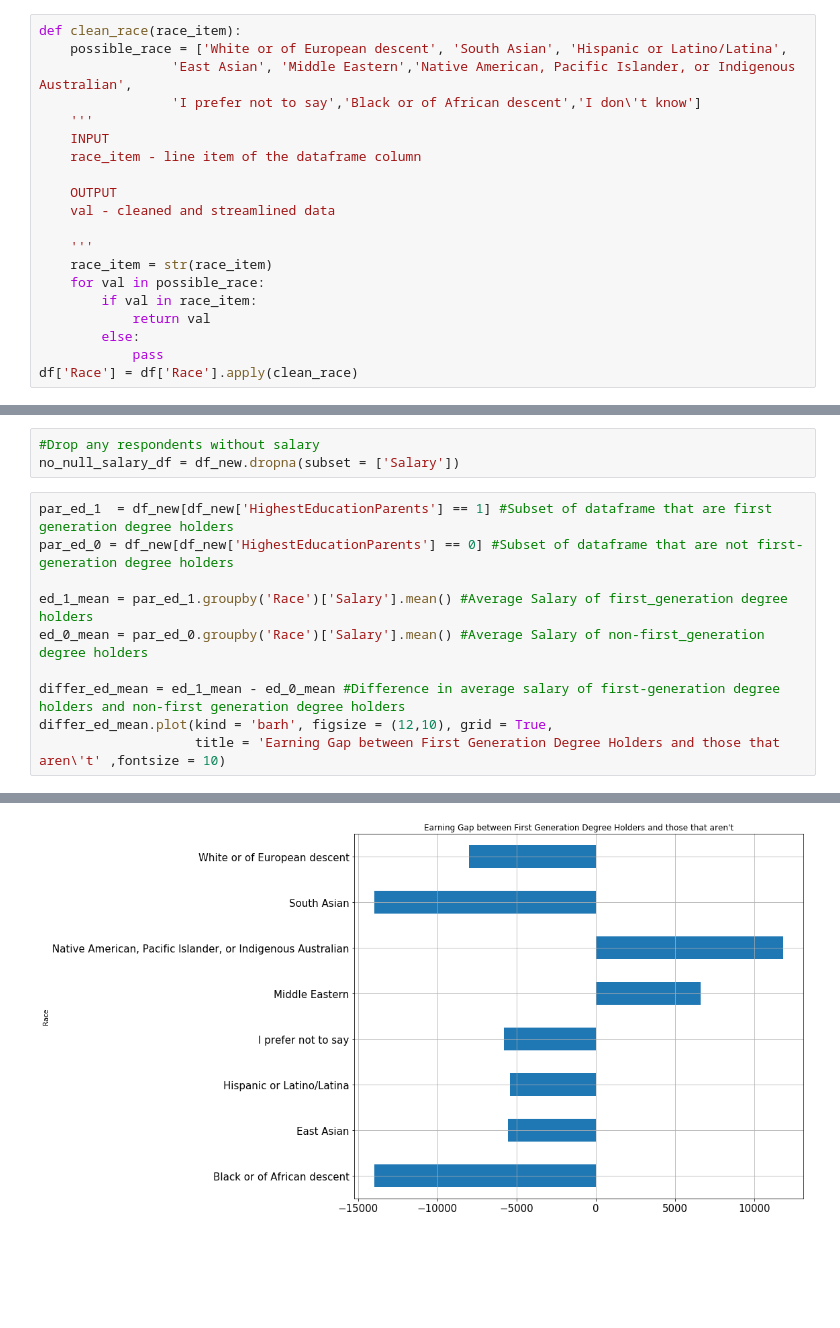
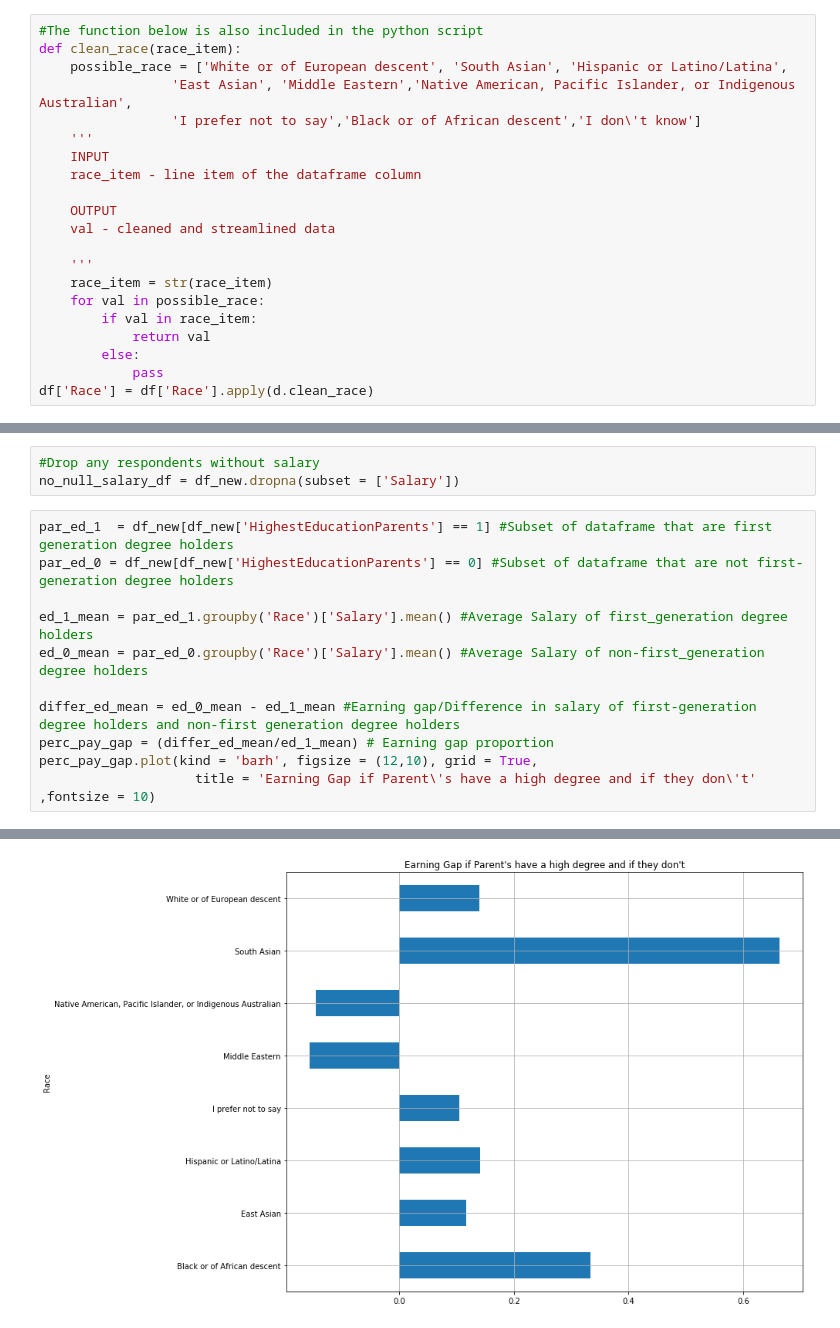
Before and after one commit to joshasgard/Diversity_Representation_In_Tech, a Jupyter notebook: EthnicDiversityRepresentationInTech.ipynb, the cells around one changed output, grey strips where cells are left out. Drawn from its saved outputs; the diff is of its cells as text; blank space fills up the shorter version.

```diff
--- a/EthnicDiversityRepresentationInTech.ipynb
+++ b/EthnicDiversityRepresentationInTech.ipynb
@@ -140,6 +117,7 @@ Thus, this analysis is simply taking a dive and presenting the results.
 ### 2. Race vs Salary
 The participants provided data on their current or expected annual salary which Stack Overflow has helped to convert to US Dollars. If we're curious enough, how exactly does this annual income vary amongst the ethnic group represented? Is there a pattern we can immediately observe?
 # %%
+#The function below is also included in the python script
 def clean_race(race_item):
     possible_race = ['White or of European descent', 'South Asian', 'Hispanic or Latino/Latina',
                  'East Asian', 'Middle Eastern','Native American, Pacific Islander, or Indigenous Australian',
@@ -158,7 +136,7 @@ def clean_race(race_item):
             return val
         else:
             pass
-df['Race'] = df['Race'].apply(clean_race)
+df['Race'] = df['Race'].apply(d.clean_race)
 # %%
 df.groupby('Race')['Salary'].mean().sort_values(ascending= False).plot(kind = 'bar');
 # %% [output]
@@ -244,13 +223,14 @@ no_null_salary_df = df_new.dropna(subset = ['Salary'])
 # %%
 par_ed_1  = df_new[df_new['HighestEducationParents'] == 1] #Subset of dataframe that are first generation degree holders
 par_ed_0 = df_new[df_new['HighestEducationParents'] == 0] #Subset of dataframe that are not first-generation degree holders
 
 ed_1_mean = par_ed_1.groupby('Race')['Salary'].mean() #Average Salary of first_generation degree holders
 ed_0_mean = par_ed_0.groupby('Race')['Salary'].mean() #Average Salary of non-first_generation degree holders
 
-differ_ed_mean = ed_1_mean - ed_0_mean #Difference in average salary of first-generation degree holders and non-first generation degree holders
-differ_ed_mean.plot(kind = 'barh', figsize = (12,10), grid = True,
-                    title = 'Earning Gap between First Generation Degree Holders and those that aren\'t' ,fontsize = 10)
+differ_ed_mean = ed_0_mean - ed_1_mean #Earning gap/Difference in salary of first-generation degree holders and non-first generation degree holders
+perc_pay_gap = (differ_ed_mean/ed_1_mean) # Earning gap proportion
+perc_pay_gap.plot(kind = 'barh', figsize = (12,10), grid = True,
+                    title = 'Earning Gap if Parent\'s have a high degree and if they don\'t' ,fontsize = 10)
 # %% [output]
 <matplotlib.axes._subplots.AxesSubplot at 0x...>
-[figure, old version]
+[figure, new version]
```
Also changed, not shown: parts of 9 cells of this notebook.
